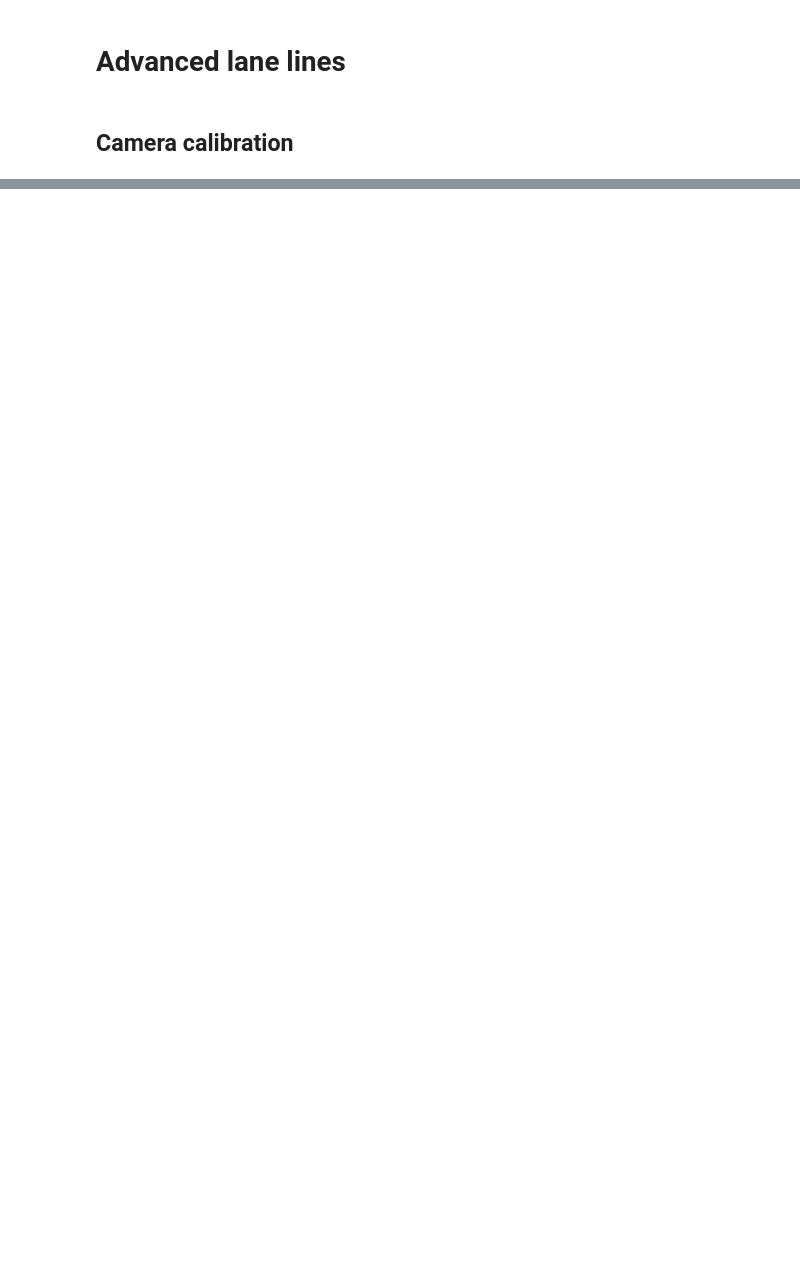
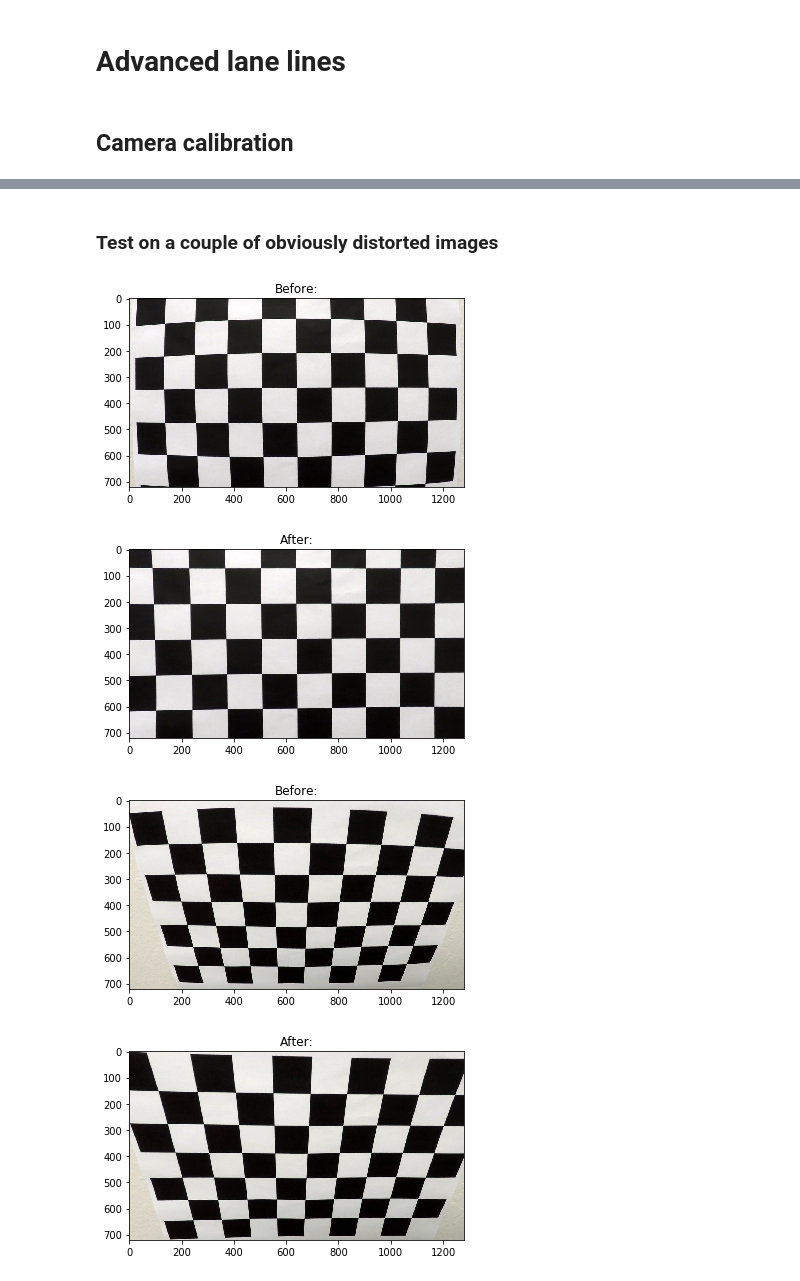
Before and after one commit to koulakis/CarND-Advanced-Lane-Lines, a Jupyter notebook: advanced_lane_lines.ipynb, the cells around one changed output, grey strips where cells are left out. Saved outputs shown, nothing was run; the diff lists cells and outputs as text; code cells hidden in the pictures; blank space fills up the shorter version.

```diff
--- a/advanced_lane_lines.ipynb
+++ b/advanced_lane_lines.ipynb
@@ -13,2 +18,5 @@ import numpy as np
 # %%
 calibration_images = [plt.imread(filepath) for filepath in glob.glob('./camera_cal/calibration*.jpg')]
+
+distortion_corrector = DistortionCorrector()
+distortion_corrector.fit(calibration_images, plot_corners=True)
@@ -67,0 +37,22 @@ object_points, image_points = compute_canonical_and_actual_corner_positions(cali
+# %% [markdown]
+### Test on a couple of obviously distorted images
+# %%
+plt.title('Before:')
+plt.imshow(calibration_images[3])
+plt.show()
+plt.title('After:')
+plt.imshow(distortion_corrector.transform(calibration_images[3]))
+plt.show()
+
+plt.title('Before:')
+plt.imshow(calibration_images[8])
+plt.show()
+plt.show()
+plt.title('After:')
+plt.imshow(distortion_corrector.transform(calibration_images[8]))
+plt.show()
+# %% [output]
+[figure, added]
+[figure, added]
+[figure, added]
+[figure, added]
```
Also changed, not shown: parts of 8 cells of this notebook, 2 other files.
